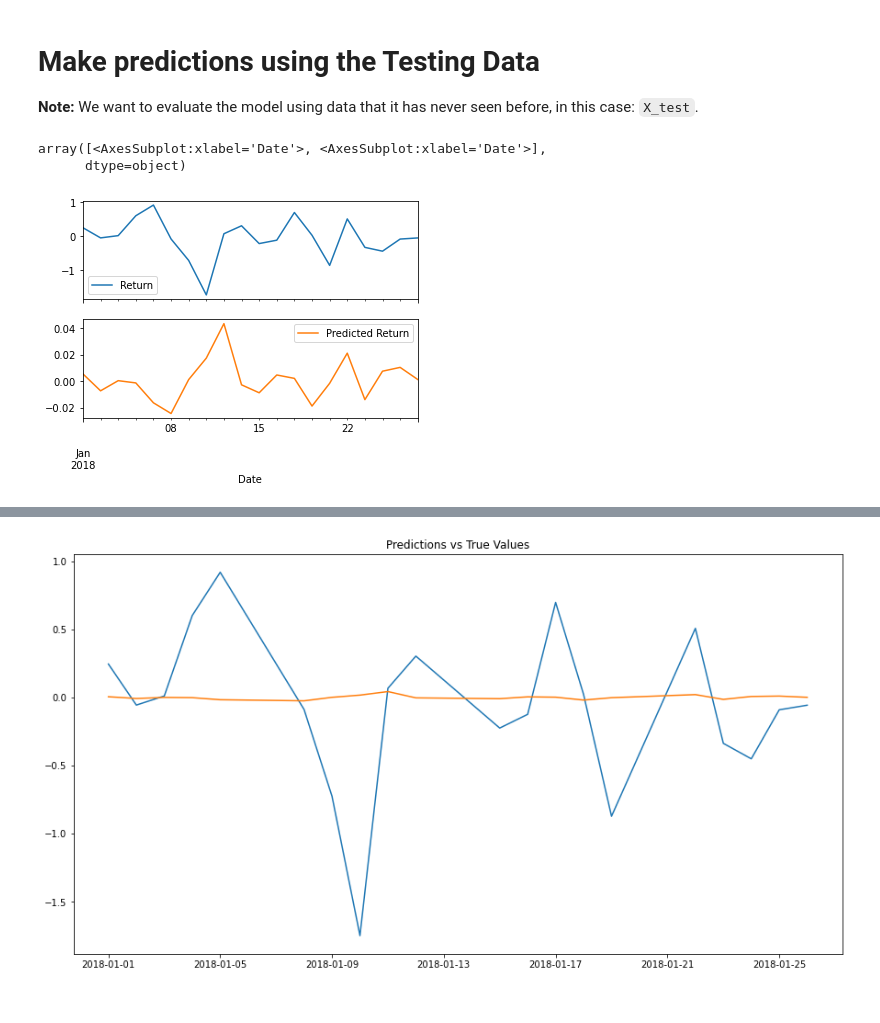
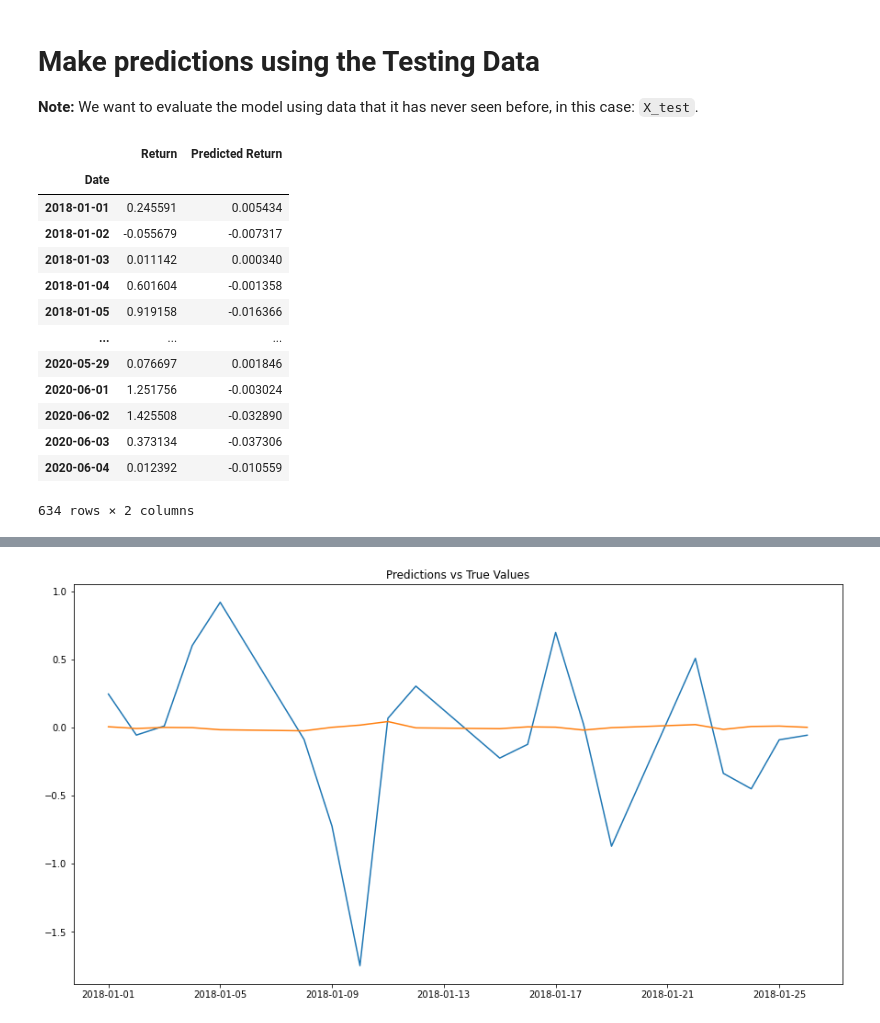
Before and after one commit to aaargyrou/Time-Series--CAD-JPY, a Jupyter notebook: Code/regression_analysis.ipynb, the cells around one changed output, grey strips where cells are left out. Drawn from its saved outputs; the diff is of its cells as text; code cells hidden in the pictures.

```diff
--- a/Code/regression_analysis.ipynb
+++ b/Code/regression_analysis.ipynb
@@ -114,10 +114,20 @@ predictions = model.predict(X_test)
 # Assemble actual y data (Y_test) with predicted y data (from just above) into two columns in a dataframe:
 Results = y_test.to_frame()
 Results["Predicted Return"] = predictions
-# %%
-# Plot the first 20 predictions vs the true values
-Results[:20].plot(subplots=True)
-# %% [output]
-array([<AxesSubplot:xlabel='Date'>, <AxesSubplot:xlabel='Date'>],
-      dtype=object)
-[figure, removed]
+# %%
+Results
+# %% [output]
+|  | Return | Predicted Return |
+| Date |  |  |
+| 2018-01-01 | 0.245591 | 0.005434 |
+| 2018-01-02 | -0.055679 | -0.007317 |
+| 2018-01-03 | 0.011142 | 0.000340 |
+| 2018-01-04 | 0.601604 | -0.001358 |
+| 2018-01-05 | 0.919158 | -0.016366 |
+| ... | ... | ... |
+| 2020-05-29 | 0.076697 | 0.001846 |
+| 2020-06-01 | 1.251756 | -0.003024 |
+| 2020-06-02 | 1.425508 | -0.032890 |
+| 2020-06-03 | 0.373134 | -0.037306 |
+| 2020-06-04 | 0.012392 | -0.010559 |
+634 rows × 2 columns
```
Also changed, not shown: parts of 1 cell of this notebook, 11 other files.
